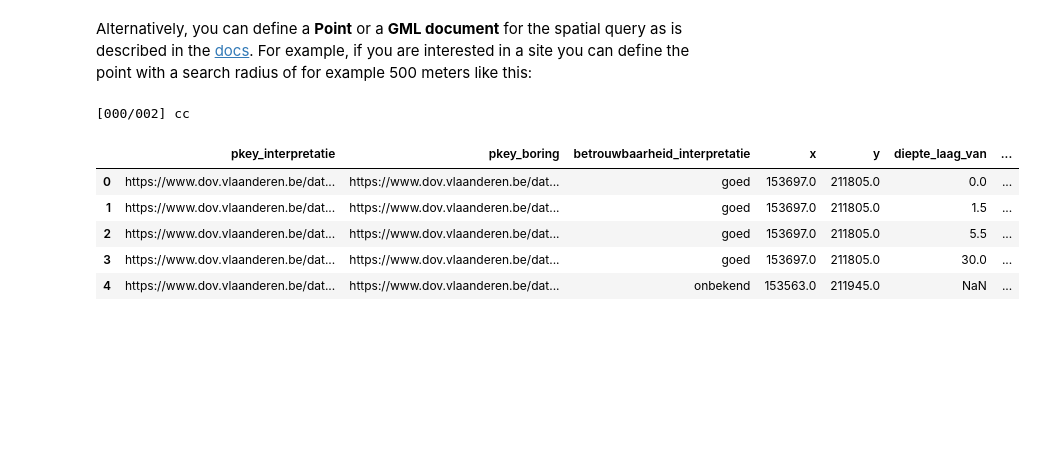
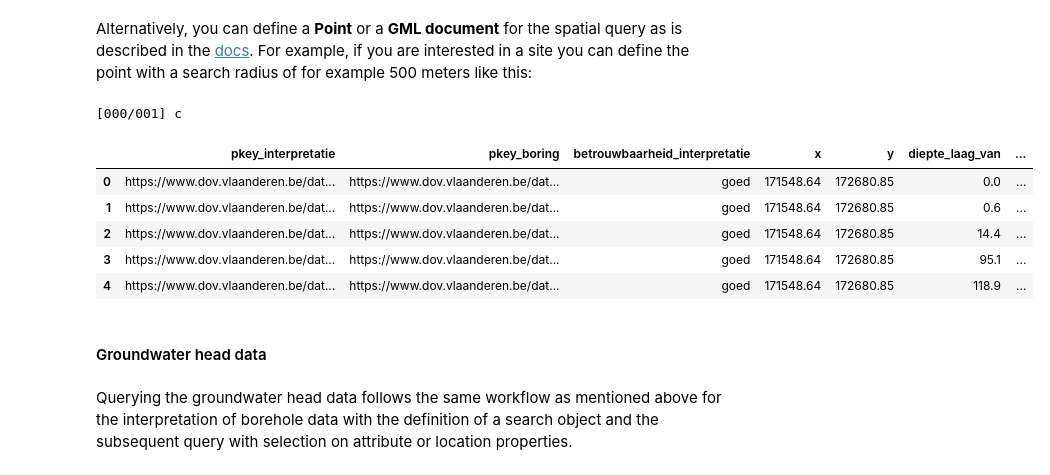
Before and after one commit to DOV-Vlaanderen/pydov, a Jupyter notebook: docs/notebooks/Introductory_tutorial.ipynb, the cells around one changed output. Drawn from its saved outputs; the diff is of its cells as text; code cells hidden in the pictures; blank space fills up the shorter version.

```diff
--- a/docs/notebooks/Introductory_tutorial.ipynb
+++ b/docs/notebooks/Introductory_tutorial.ipynb
@@ -31,7 +31,7 @@ https://pydov.readthedocs.io/en/latest/reference.html#pydov.search.grondwaterfil
 Indeed, each of the datasets can be queried using a search object for the specific dataset. While the search objects are different, the workflow is the same for each dataset. Relevant classes can be imported from the pydov.search package, for example if we’d like to query the dataset with hydrogeological interpretations of borehole data:
 # %%
 from pydov.search.interpretaties import HydrogeologischeStratigrafieSearch
-hydrosearch = HydrogeologischeStratigrafieSearch()
+hs = HydrogeologischeStratigrafieSearch()
 # %% [markdown]
 If you would like some more information, you can query the search object. Sincy pydov interfaces a database from Flemish government agencies, the descriptions are in Dutch:
 # %%
@@ -220,15 +228,23 @@ df.head()
 Alternatively, you can define a **Point** or a **GML document** for the spatial query as is described in the [docs](https://pydov.readthedocs.io/en/latest/query_location.html). For example, if you are interested in a site you can define the point with a search radius of for example 500 meters like this:
 # %%
 from pydov.util.location import WithinDistance, Point
-location = WithinDistance(Point(154000, 212000), 500, distance_unit='meter')
-df = hydrosearch.search(location=location
-                       )
+location = WithinDistance(
+            Point(171500, 172500),
+            500,
+            distance_unit='meter'
+            )
+df = hs.search(location=location
+                )
 df.head()
 # %% [output]
-[000/002] cc
+[000/001] c
 |  | pkey_interpretatie | pkey_boring | betrouwbaarheid_interpretatie | x | y | diepte_laag_van | ... |
-| 0 | https://www.dov.vlaanderen.be/dat... | https://www.dov.vlaanderen.be/dat... | goed | 153697.0 | 211805.0 | 0.0 | ... |
-| 1 | https://www.dov.vlaanderen.be/dat... | https://www.dov.vlaanderen.be/dat... | goed | 153697.0 | 211805.0 | 1.5 | ... |
-| 2 | https://www.dov.vlaanderen.be/dat... | https://www.dov.vlaanderen.be/dat... | goed | 153697.0 | 211805.0 | 5.5 | ... |
-| 3 | https://www.dov.vlaanderen.be/dat... | https://www.dov.vlaanderen.be/dat... | goed | 153697.0 | 211805.0 | 30.0 | ... |
-| 4 | https://www.dov.vlaanderen.be/dat... | https://www.dov.vlaanderen.be/dat... | onbekend | 153563.0 | 211945.0 | NaN | ... |
+| 0 | https://www.dov.vlaanderen.be/dat... | https://www.dov.vlaanderen.be/dat... | goed | 171548.64 | 172680.85 | 0.0 | ... |
+| 1 | https://www.dov.vlaanderen.be/dat... | https://www.dov.vlaanderen.be/dat... | goed | 171548.64 | 172680.85 | 0.6 | ... |
+| 2 | https://www.dov.vlaanderen.be/dat... | https://www.dov.vlaanderen.be/dat... | goed | 171548.64 | 172680.85 | 14.4 | ... |
+| 3 | https://www.dov.vlaanderen.be/dat... | https://www.dov.vlaanderen.be/dat... | goed | 171548.64 | 172680.85 | 95.1 | ... |
+| 4 | https://www.dov.vlaanderen.be/dat... | https://www.dov.vlaanderen.be/dat... | goed | 171548.64 | 172680.85 | 118.9 | ... |
+# %% [markdown]
+#### Groundwater head data
+# %% [markdown]
+Querying the groundwater head data follows the same workflow as mentioned above for the interpretation of borehole data with the definition of a search object and the subsequent query with selection on attribute or location properties.
```
Also changed, not shown: parts of 21 cells of this notebook.
